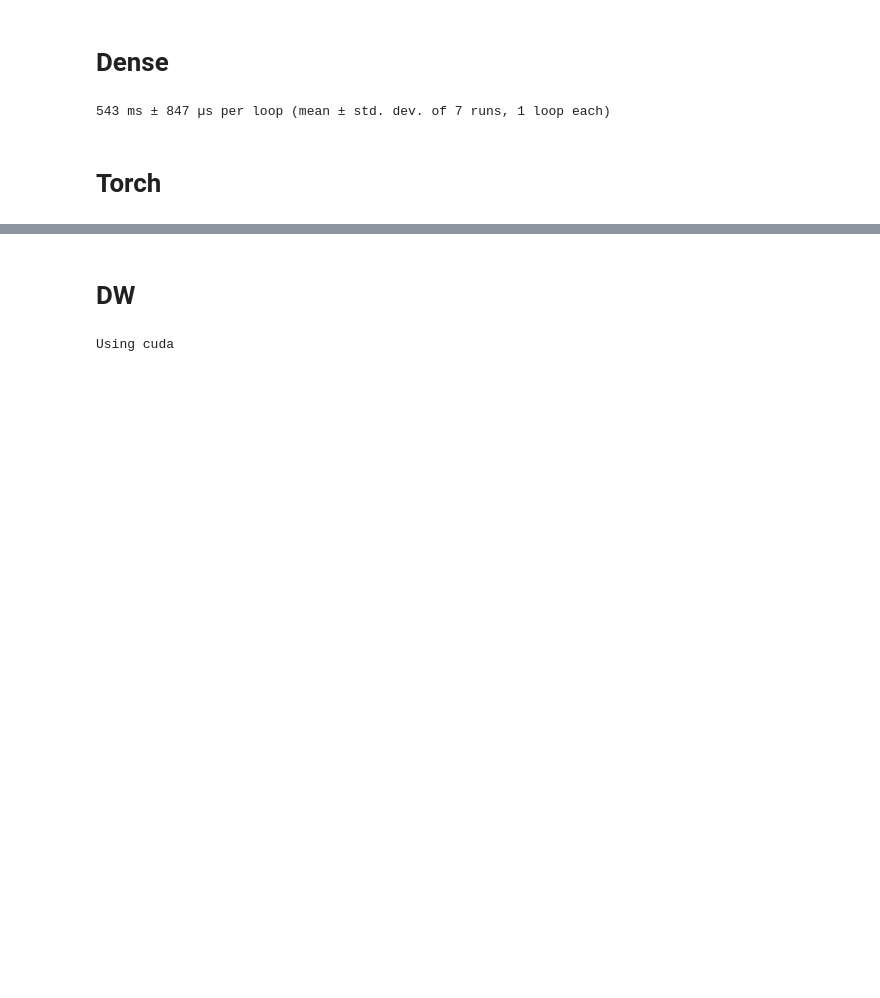
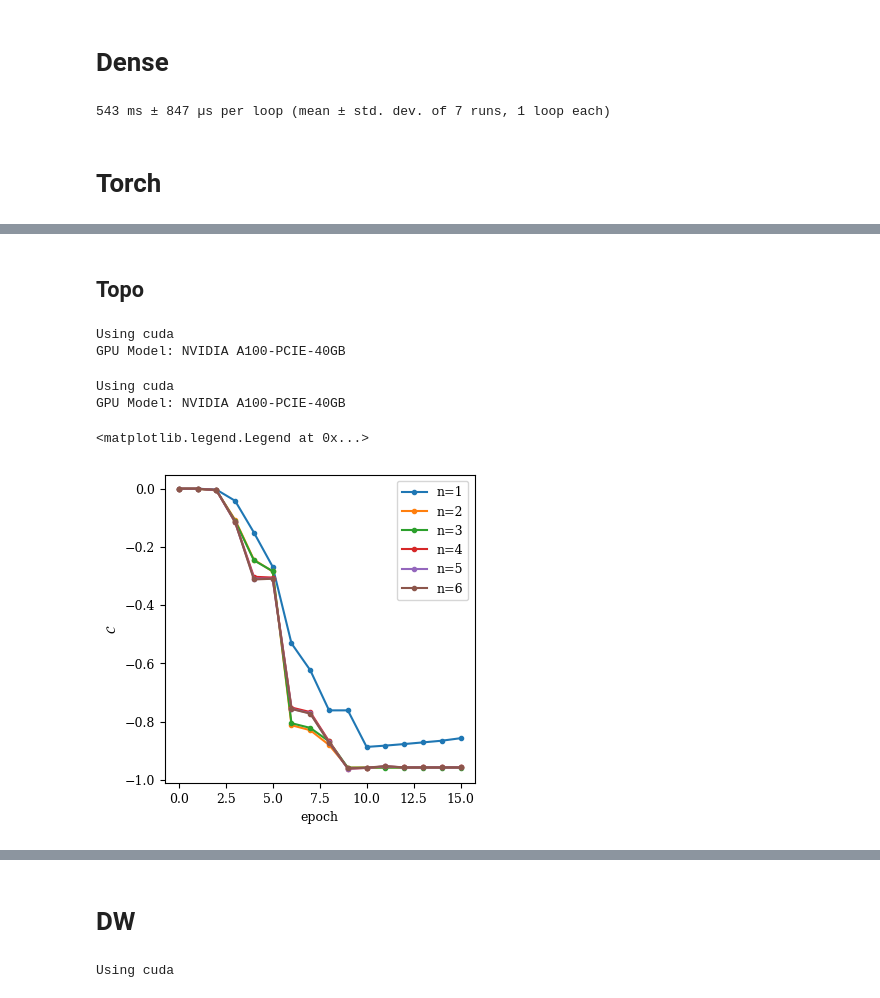
Before and after one commit to hainingpan/GTN, a Jupyter notebook: test_pytorch.ipynb, the cells around one changed output, grey strips where cells are left out. Saved outputs shown, nothing was run; the diff lists cells and outputs as text; code cells hidden in the pictures; blank space fills up the shorter version.

```diff
--- a/test_pytorch.ipynb
+++ b/test_pytorch.ipynb
@@ -130,0 +266,10 @@ plot_C_r(C_r.cpu()[0],ax=ax,bottomcb=False,label_pos=[None,(0,0)])
+# %%
+fig,ax=plt.subplots(figsize=(4,4))
+for n in range(1,7):
+    plot_chern([nu.cpu() for nu in nu_list[n]],ax=ax,label=f'n={n}')
+ax.legend()
+# %%
+fig,ax=plt.subplots(figsize=(4,4))
+for n in range(1,7):
+    plot_chern([EE.cpu() for EE in EE_list[n]],ax=ax,label=f'n={n}')
+ax.legend()
@@ -130,0 +282,23 @@ plot_C_r(C_r.cpu()[0],ax=ax,bottomcb=False,label_pos=[None,(0,0)])
+# %% [markdown]
+## Topo
+# %%
+nu_topo_list={}
+EE_topo_list={}
+# %%
+# for n in [2,3,4]:
+# for n in [5]:
+for n in [1,6]:
+    nu_topo_list[n], EE_topo_list[n] = run_crit((15,n,1))
+# %% [output]
+Using cuda
+GPU Model: NVIDIA A100-PCIE-40GB
+Using cuda
+GPU Model: NVIDIA A100-PCIE-40GB
+# %%
+fig,ax=plt.subplots(figsize=(4,4))
+for n in range(1,7):
+    plot_chern([nu.cpu() for nu in nu_topo_list[n]],ax=ax,label=f'n={n}')
+ax.legend()
+# %% [output]
+<matplotlib.legend.Legend at 0x...>
+[figure, added]
```
Also changed, not shown: parts of 31 cells of this notebook, 4 other files.
